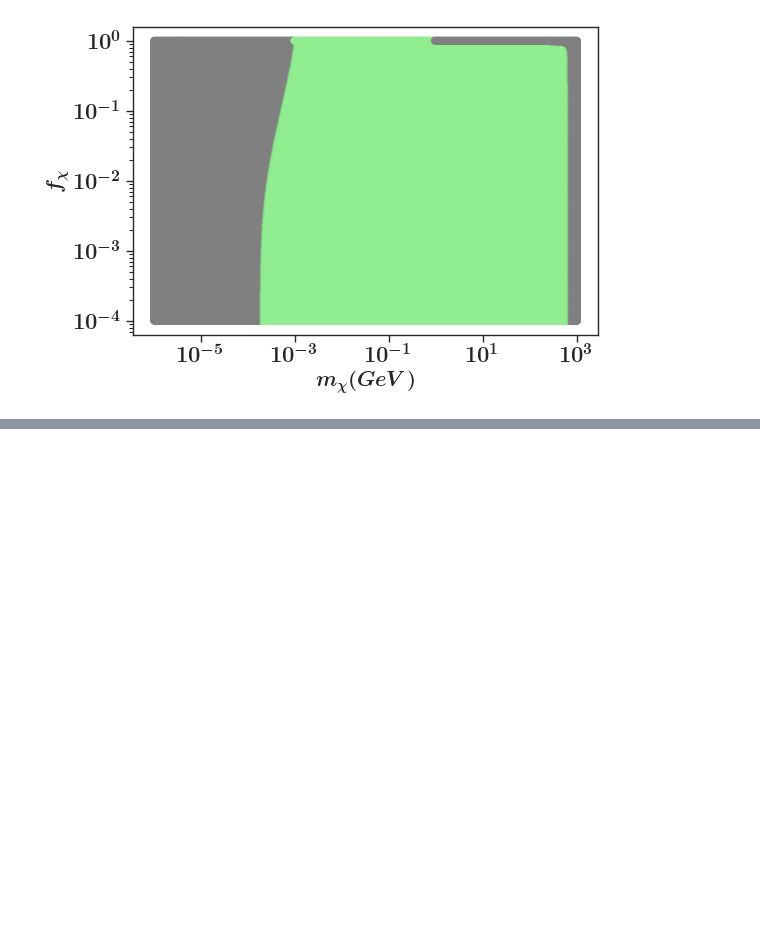
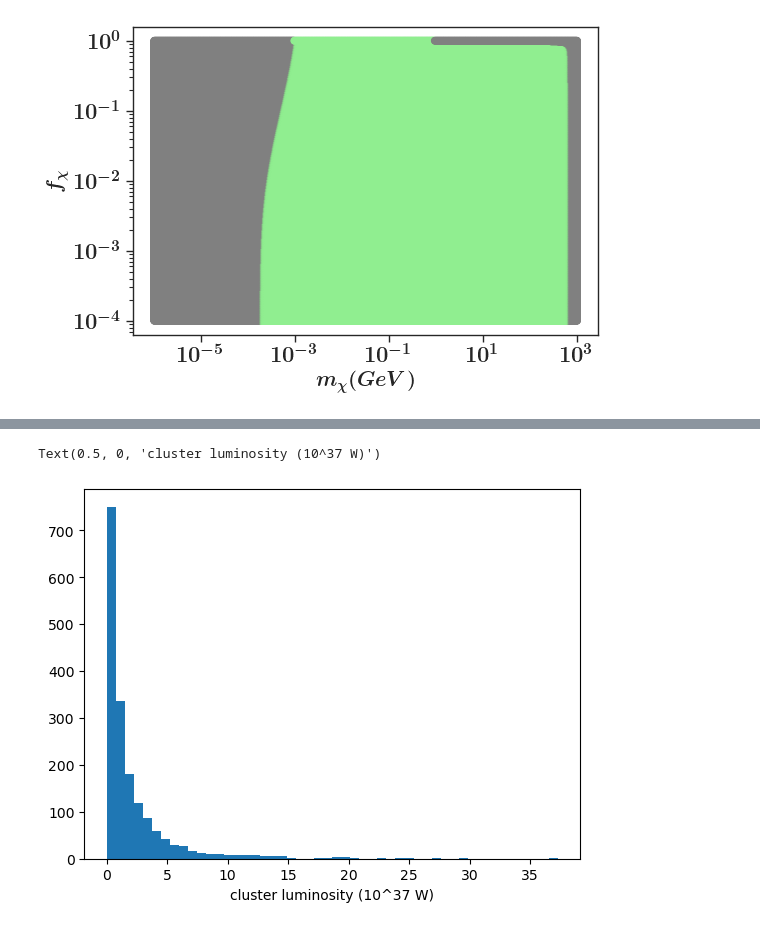
Before and after one commit to eleanorstuart/thermo-idm, a Jupyter notebook: mcxc_clusters.ipynb, the cells around one changed output, grey strips where cells are left out. Drawn from its saved outputs; the diff is of its cells as text; code cells hidden in the pictures; blank space fills up the shorter version.

```diff
--- a/mcxc_clusters.ipynb
+++ b/mcxc_clusters.ipynb
@@ -278,0 +289,7 @@ Text(0, 0.5, '$f_{\\chi}$')
+# %%
+luminosities = [c.L500.to(1e37*u.W) for c in clusters]
+plt.hist(luminosities, bins=50)
+plt.xlabel('cluster luminosity (10^37 W)')
+# %% [output]
+Text(0.5, 0, 'cluster luminosity (10^37 W)')
+[figure, added]
```
Also changed, not shown: parts of 4 cells of this notebook, 3 other files.
